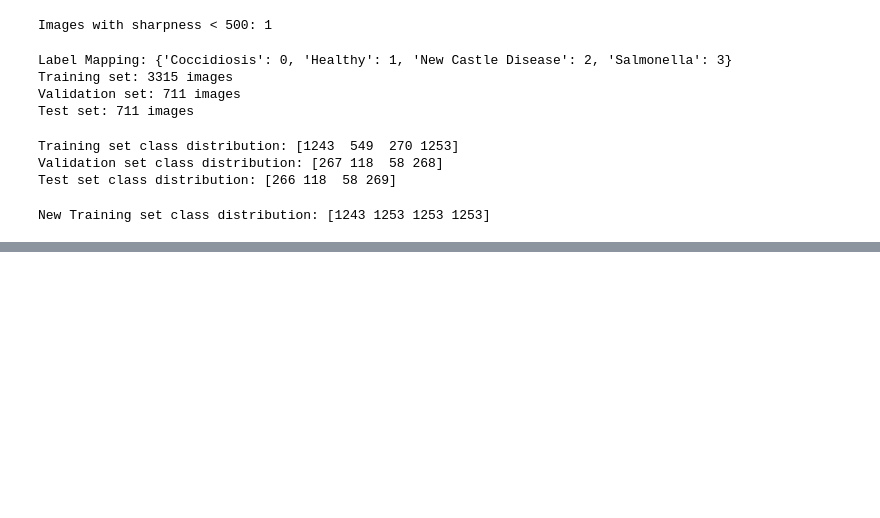
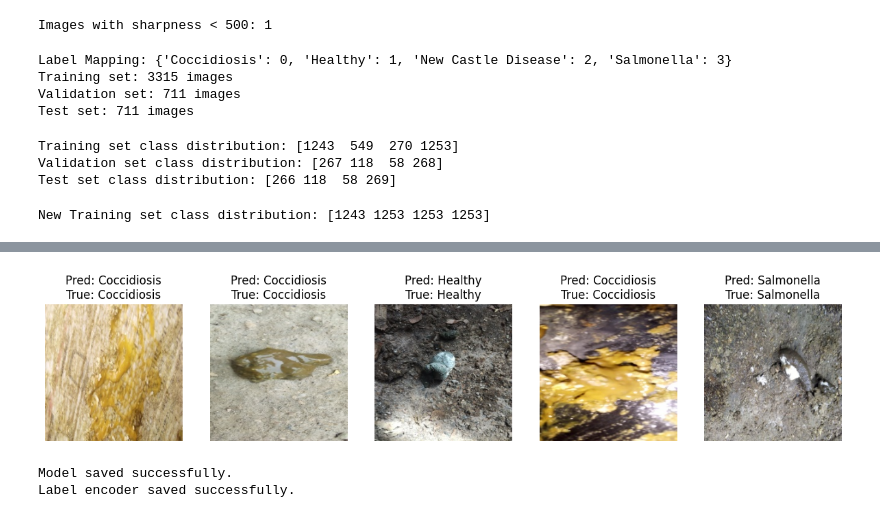
Before and after one commit to SirOsborn/Chicken-Disease-Identifier, a Jupyter notebook: chick_disease_prediction.ipynb, the cells around one changed output, grey strips where cells are left out. Drawn from its saved outputs; the diff is of its cells as text; code cells hidden in the pictures; blank space fills up the shorter version.

Commit message:
trained and saved efficientNetB0

```diff
--- a/chick_disease_prediction.ipynb
+++ b/chick_disease_prediction.ipynb
@@ -486,0 +562,48 @@ Epoch 17/30
+# %%
+import matplotlib.pyplot as plt
+import numpy as np
+
+# Test on a few images from the test set
+n_samples = 5
+indices = np.random.choice(len(X_test), n_samples, replace=False)
+
+plt.figure(figsize=(15, 3))
+for i, idx in enumerate(indices):
+    # Preprocess the image for prediction
+    img = X_test[idx]  # Already normalized
+    img_input = np.expand_dims(img, axis=0)
+
+    # Predict
+    pred_prob = model.predict(img_input, verbose=0)
+    pred_class = np.argmax(pred_prob, axis=1)[0]
+    pred_label = label_encoder.inverse_transform([pred_class])[0]
+    true_label = label_encoder.inverse_transform([y_test[idx]])[0]
+
+    # Display the image
+    img_display = np.clip(img, 0, 1)  # Ensure values are in [0, 1]
+    plt.subplot(1, n_samples, i+1)
+    plt.imshow(img_display)
+    plt.title(f"Pred: {pred_label}\nTrue: {true_label}")
+    plt.axis('off')
+plt.show()
+# %% [output]
+[figure, added]
+# %%
+# Save the model
+try:
+    model.save("chicken_disease_model_efficientnetb0_final.h5", save_format='h5')
+    print("Model saved successfully.")
+except Exception as e:
+    print(f"Error saving model: {e}")
+
+# Save the label encoder
+import pickle
+try:
+    with open('label_encoder.pkl', 'wb') as f:
+        pickle.dump(label_encoder, f)
+    print("Label encoder saved successfully.")
+except Exception as e:
+    print(f"Error saving label encoder: {e}")
+# %% [output]
+Model saved successfully.
+Label encoder saved successfully.
```
Also changed, not shown: parts of 11 cells of this notebook, 4 other files.
